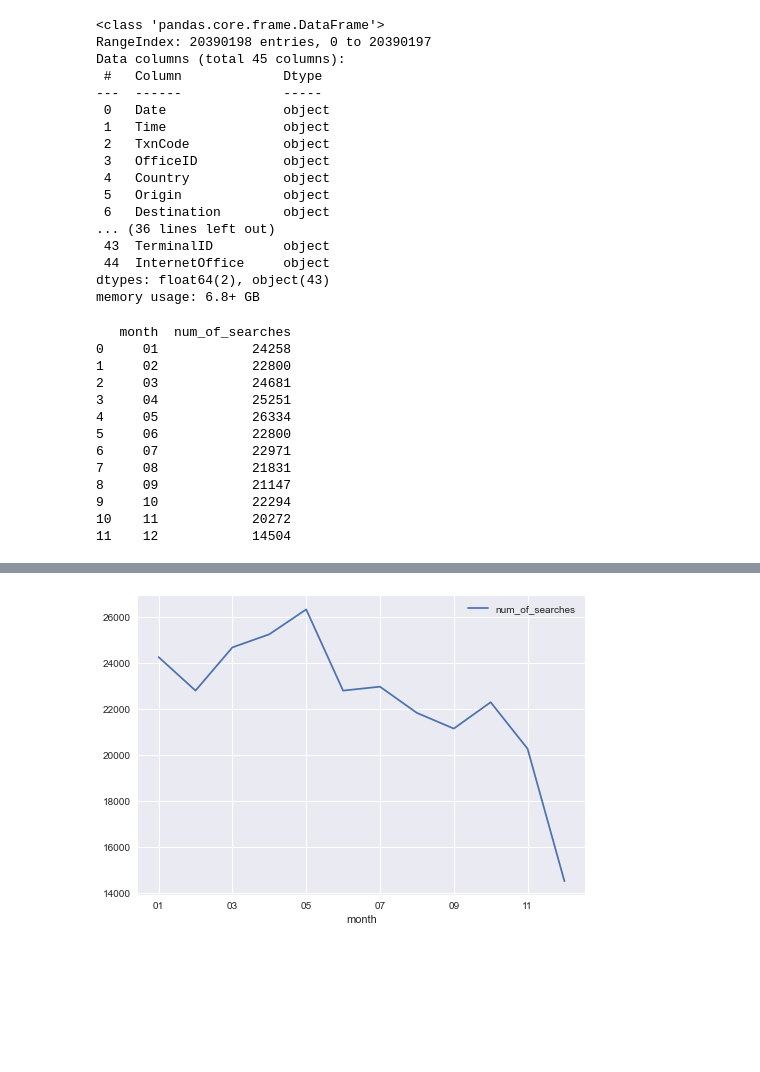
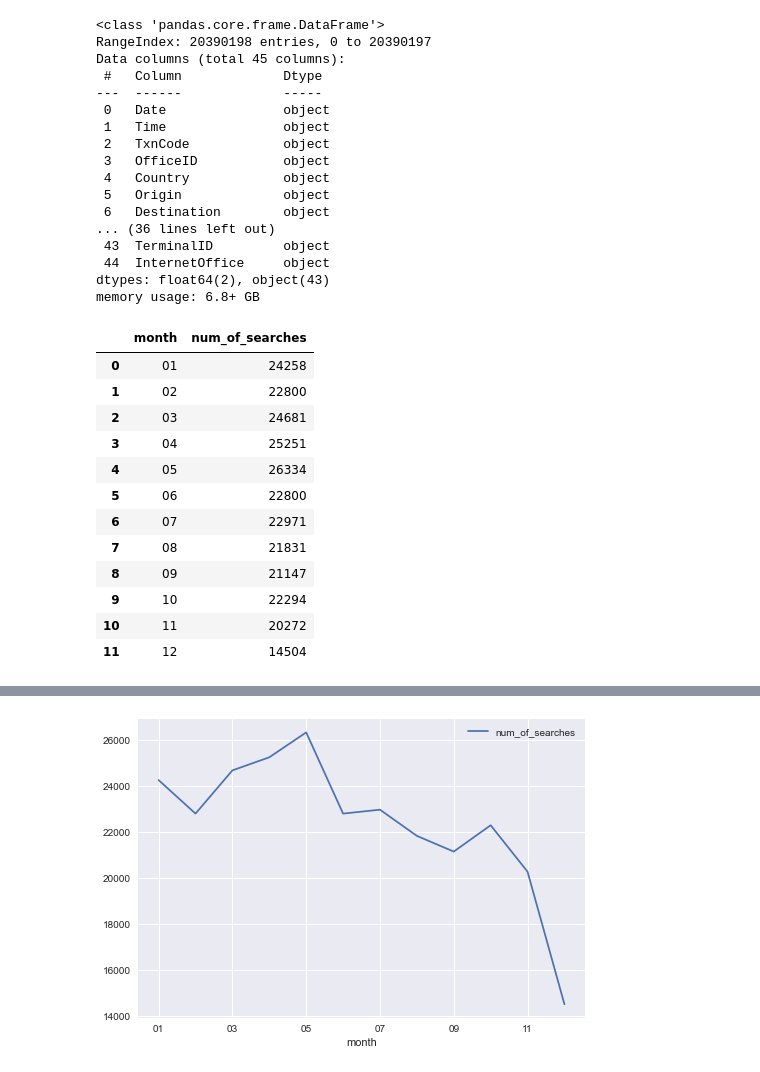
Before and after one commit to deividvalerius/K-School-Challenge, a Jupyter notebook: DS Challenge.ipynb, the cells around one changed output, grey strips where cells are left out. Cells and saved outputs as stored; diff of their text form; code cells hidden in the pictures; blank space fills up the shorter version.

```diff
--- a/DS Challenge.ipynb
+++ b/DS Challenge.ipynb
@@ -99,19 +139,19 @@ searches['month'] = searches.Date.apply(lambda x: x[5:7])
 # %%
 MAD = searches[searches.Destination == 'MAD'].groupby('month').Destination.count()
 MAD = MAD.to_frame().reset_index()
 MAD = MAD.rename(columns = {'Destination': 'num_of_searches'})
-print(MAD)
+MAD
 # %% [output]
-   month  num_of_searches
-0     01            24258
-1     02            22800
-2     03            24681
-3     04            25251
-4     05            26334
-5     06            22800
-6     07            22971
-7     08            21831
-8     09            21147
-9     10            22294
-10    11            20272
-11    12            14504
+|  | month | num_of_searches |
+| 0 | 01 | 24258 |
+| 1 | 02 | 22800 |
+| 2 | 03 | 24681 |
+| 3 | 04 | 25251 |
+| 4 | 05 | 26334 |
+| 5 | 06 | 22800 |
+| 6 | 07 | 22971 |
+| 7 | 08 | 21831 |
+| 8 | 09 | 21147 |
+| 9 | 10 | 22294 |
+| 10 | 11 | 20272 |
+| 11 | 12 | 14504 |
```
Also changed, not shown: parts of 16 cells of this notebook.
